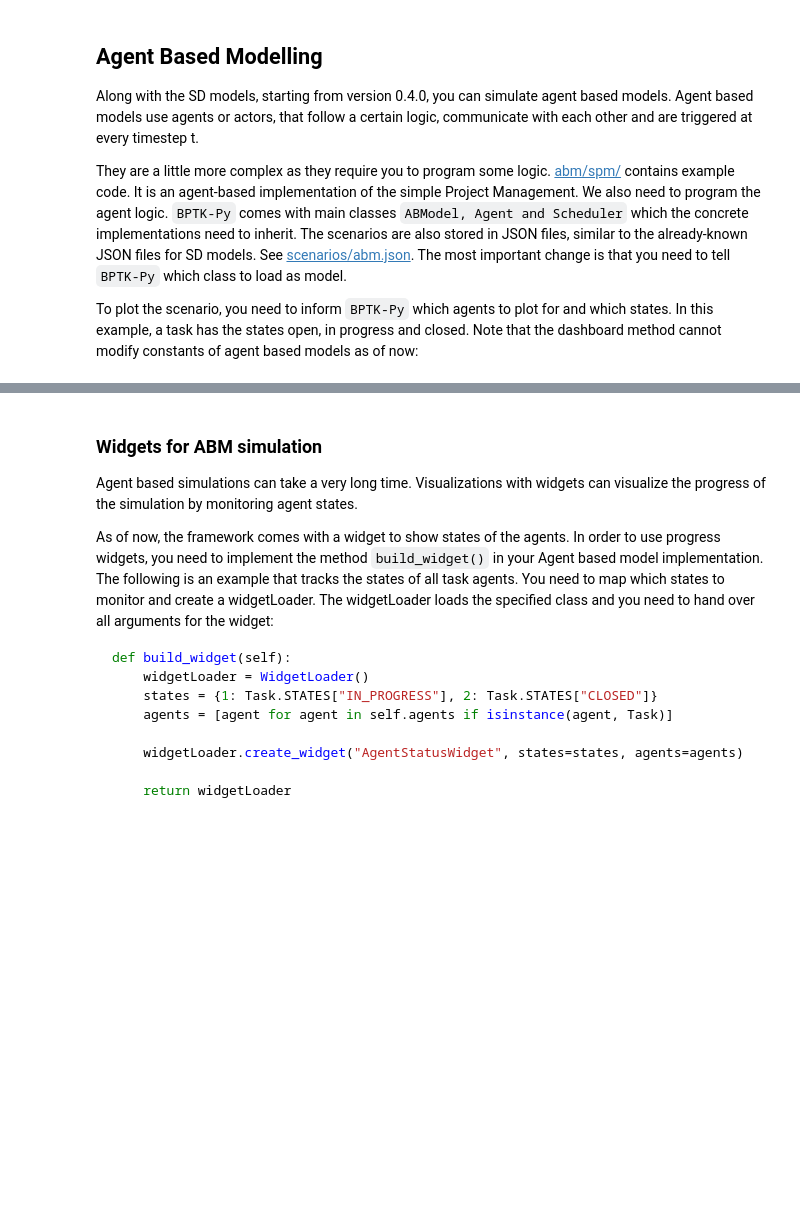
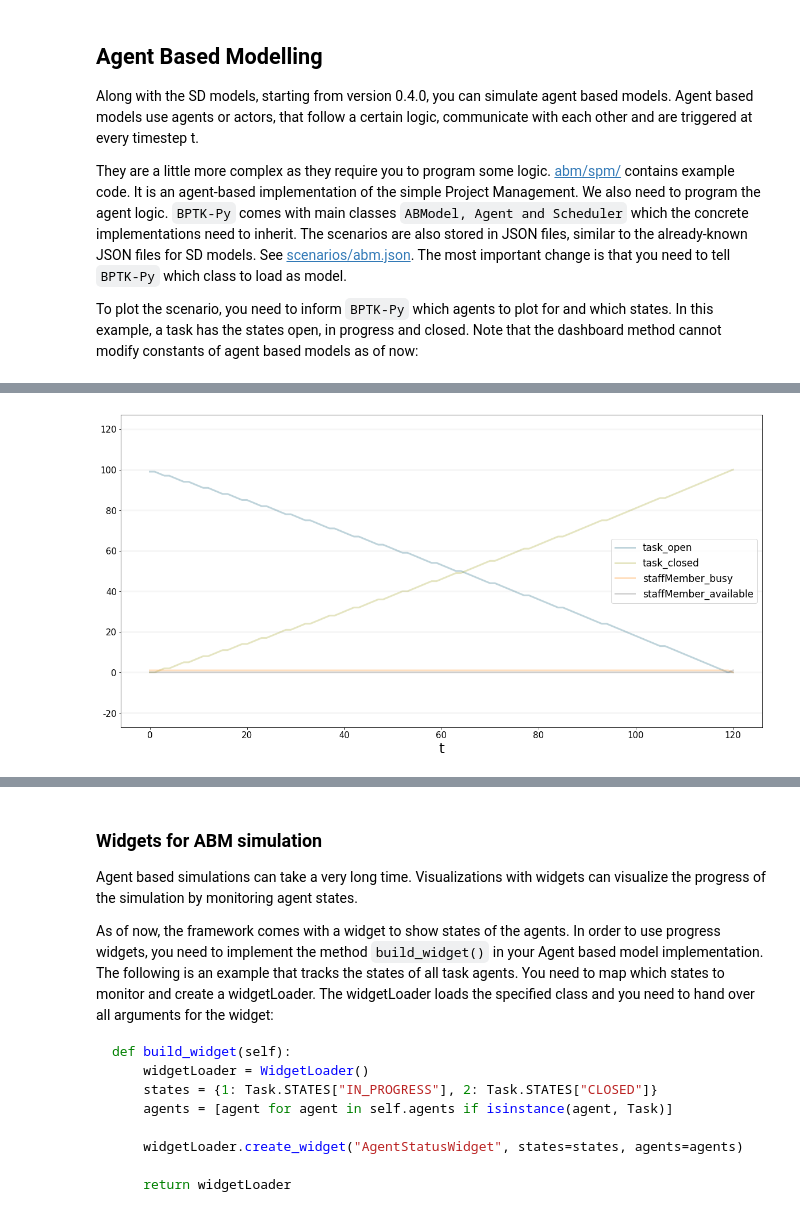
Before and after one commit to transentis/bptk_py_tutorial, a Jupyter notebook: bptk_py_in_depth.ipynb, the cells around one changed output, grey strips where cells are left out. Drawn from its saved outputs; the diff is of its cells as text; code cells hidden in the pictures; blank space fills up the shorter version.

```diff
--- a/bptk_py_in_depth.ipynb
+++ b/bptk_py_in_depth.ipynb
@@ -780,0 +782,12 @@ bptk.plot_scenarios(
+# %%
+bptk.plot_scenarios(
+    scenario_managers=[
+                       "ABMsmSimpleProjectManagement",
+                      ],
+    kind='line',
+    scenarios=["scenarioSPM"],
+    agents=["task","staffMember"],
+    agent_states=["open","closed","busy","available"]
+)
+# %% [output]
+[figure, added]
```
Also changed, not shown: parts of 4 cells of this notebook, 5 other files.
